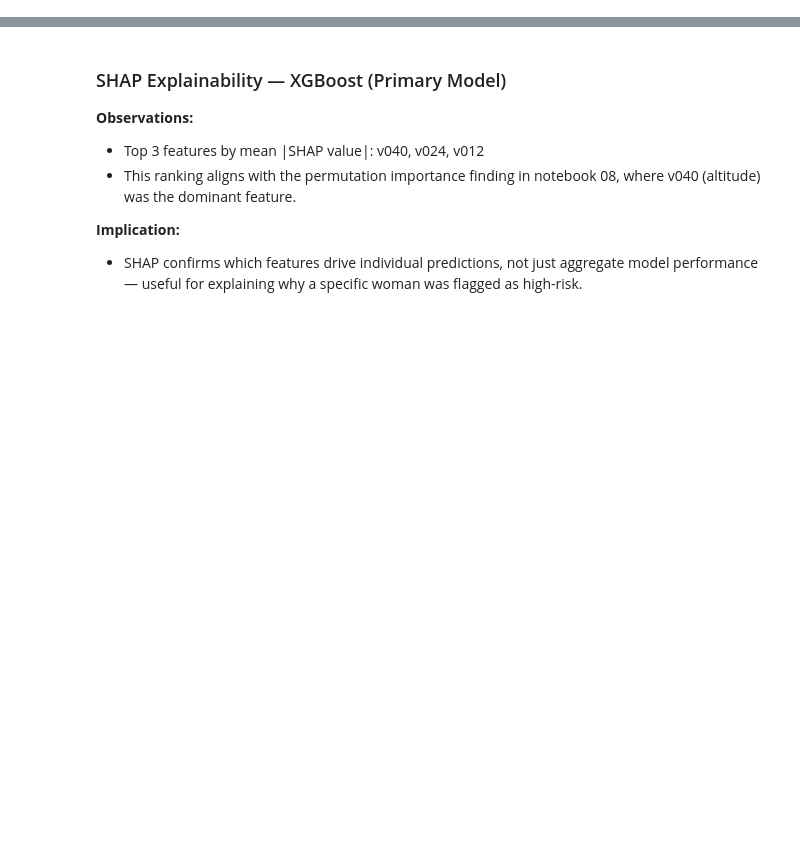
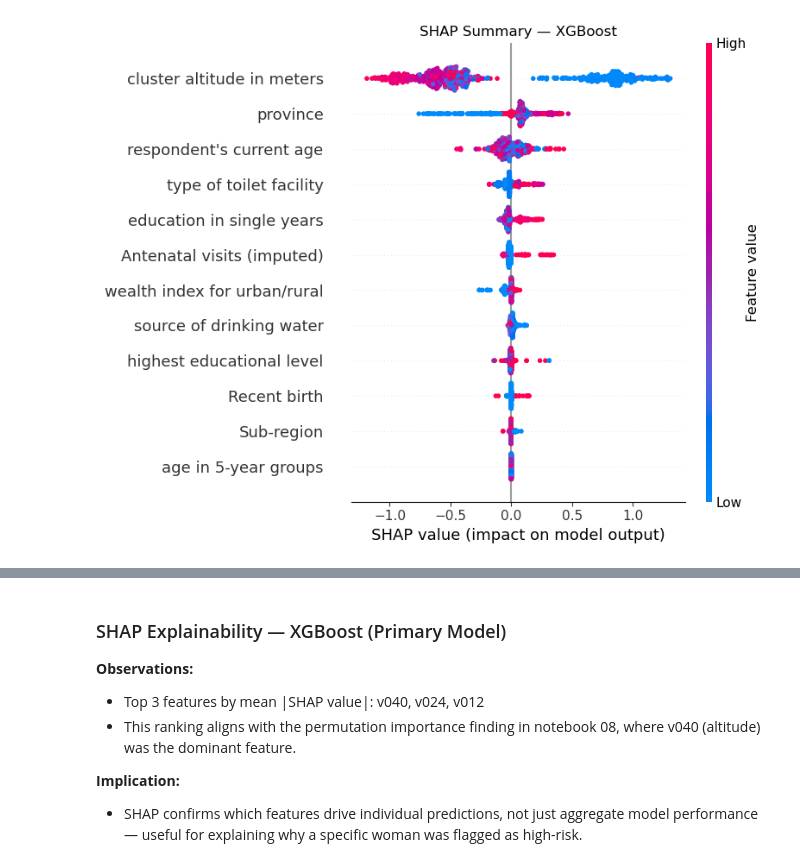
Before and after one commit to Suvekshyajha/anaemia_risk_ml_prediction, a Jupyter notebook: notebooks/10_explainability.ipynb, the cells around one changed output, grey strips where cells are left out. Saved outputs shown, nothing was run; the diff lists cells and outputs as text; code cells hidden in the pictures; blank space fills up the shorter version.

```diff
--- a/notebooks/10_explainability.ipynb
+++ b/notebooks/10_explainability.ipynb
@@ -37,0 +39,21 @@ plt.show()
+# %%
+import json
+
+with open('../data/interim/variable_labels.json') as f:
+    labels = json.load(f)
+# custom features you engineered yourself, not in the DHS codebook
+custom_labels = {
+    'antenatal_visits_filled': 'Antenatal visits (imputed)',
+    'had_recent_birth': 'Recent birth',
+    'secoreg': 'Sub-region'  # confirm this is right for your data
+}
+labels.update(custom_labels)
+
+feature_names = [labels.get(col, col) for col in X_test.columns]
+
+shap.summary_plot(shap_values_xgb, X_test, feature_names=feature_names, show=False)
+plt.title('SHAP Summary — XGBoost')
+plt.tight_layout()
+plt.show()
+# %% [output]
+[figure, added]
```
Also changed, not shown: parts of 15 cells of this notebook, 22 other files.
